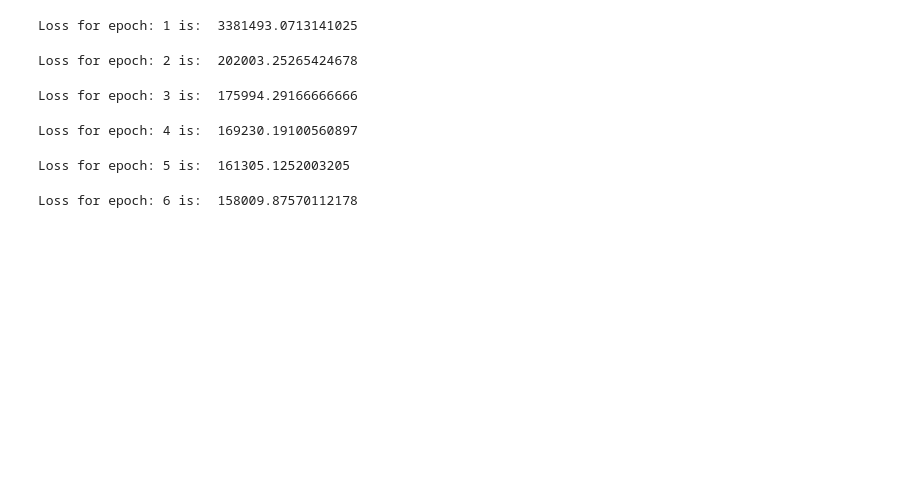
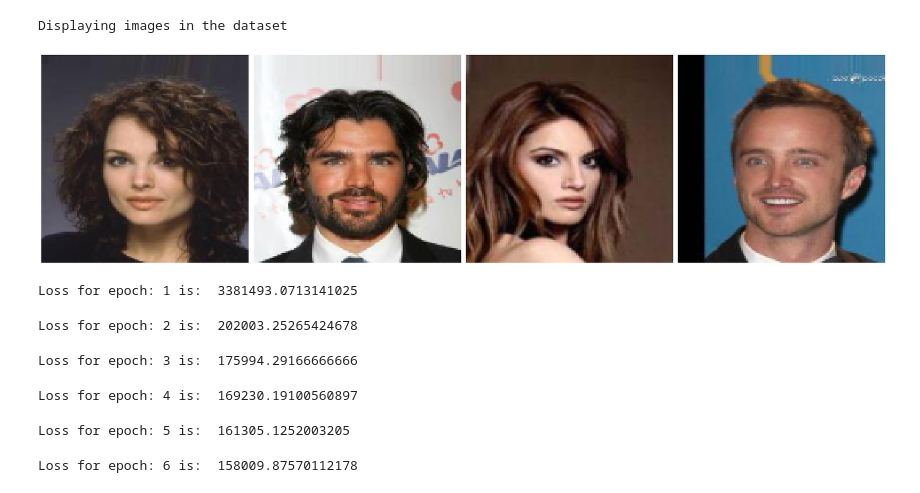
Before and after one commit to vardeep-sandhu/CudaLab, a Jupyter notebook: Sheet06/Sheet06.ipynb, the cells around one changed output. Cells and saved outputs as stored; diff of their text form; code cells hidden in the pictures; blank space fills up the shorter version.

```diff
--- a/Sheet06/Sheet06.ipynb
+++ b/Sheet06/Sheet06.ipynb
@@ -81,7 +93,10 @@ def visual(img_to_display=4):
     plt.tight_layout()
     plt.show()
 # %%
-# visual()
+visual()
+# %% [output]
+Displaying images in the dataset
+[figure, added]
 # %%
 train_loader = DataLoader(train_dataset, batch_size=B_SIZE, shuffle=True, num_workers=4, pin_memory=True)
 test_loader = DataLoader(test_dataset, batch_size=B_SIZE, shuffle=True, num_workers=4, pin_memory=True)
```
Also changed, not shown: parts of 19 cells of this notebook.
